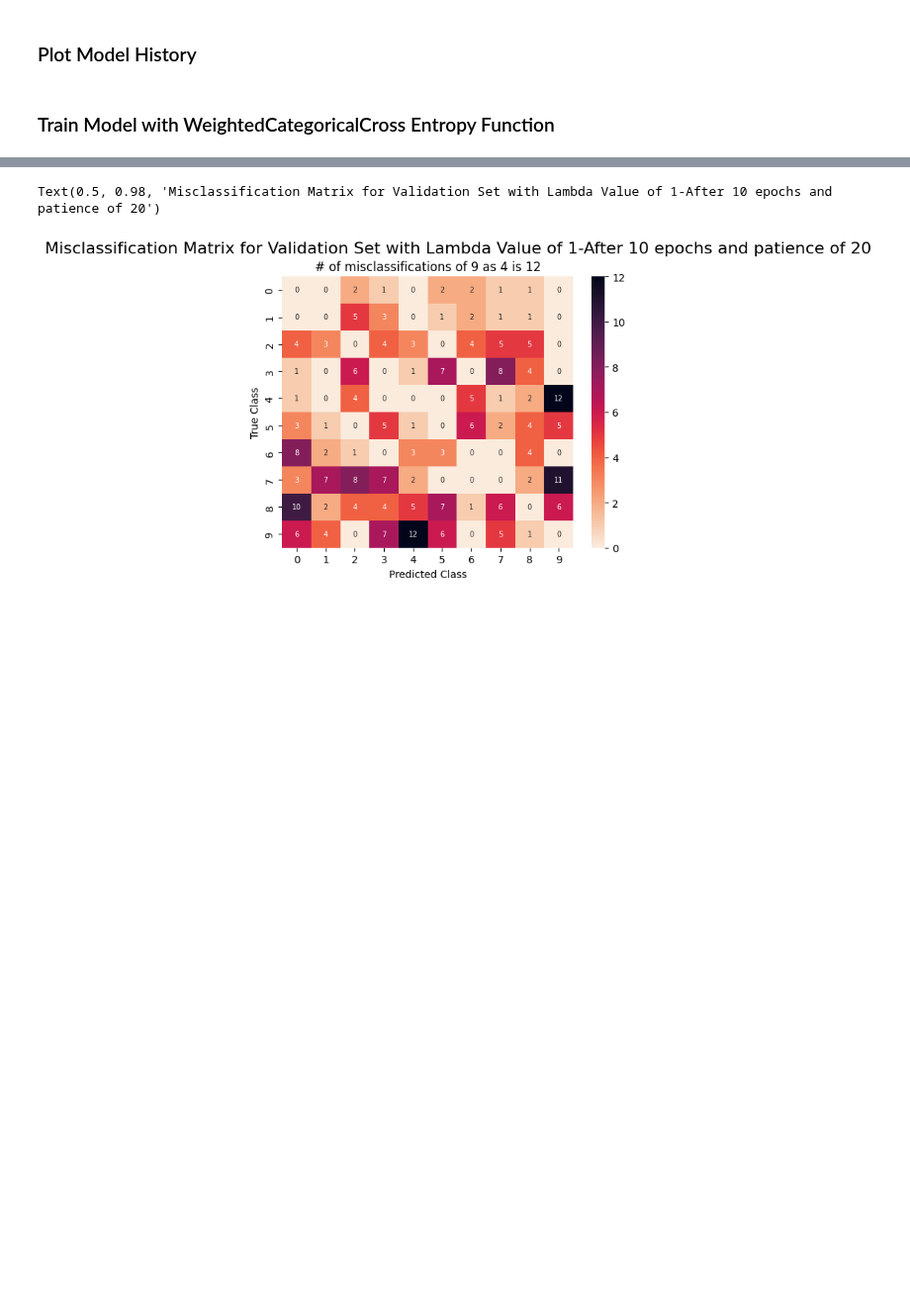
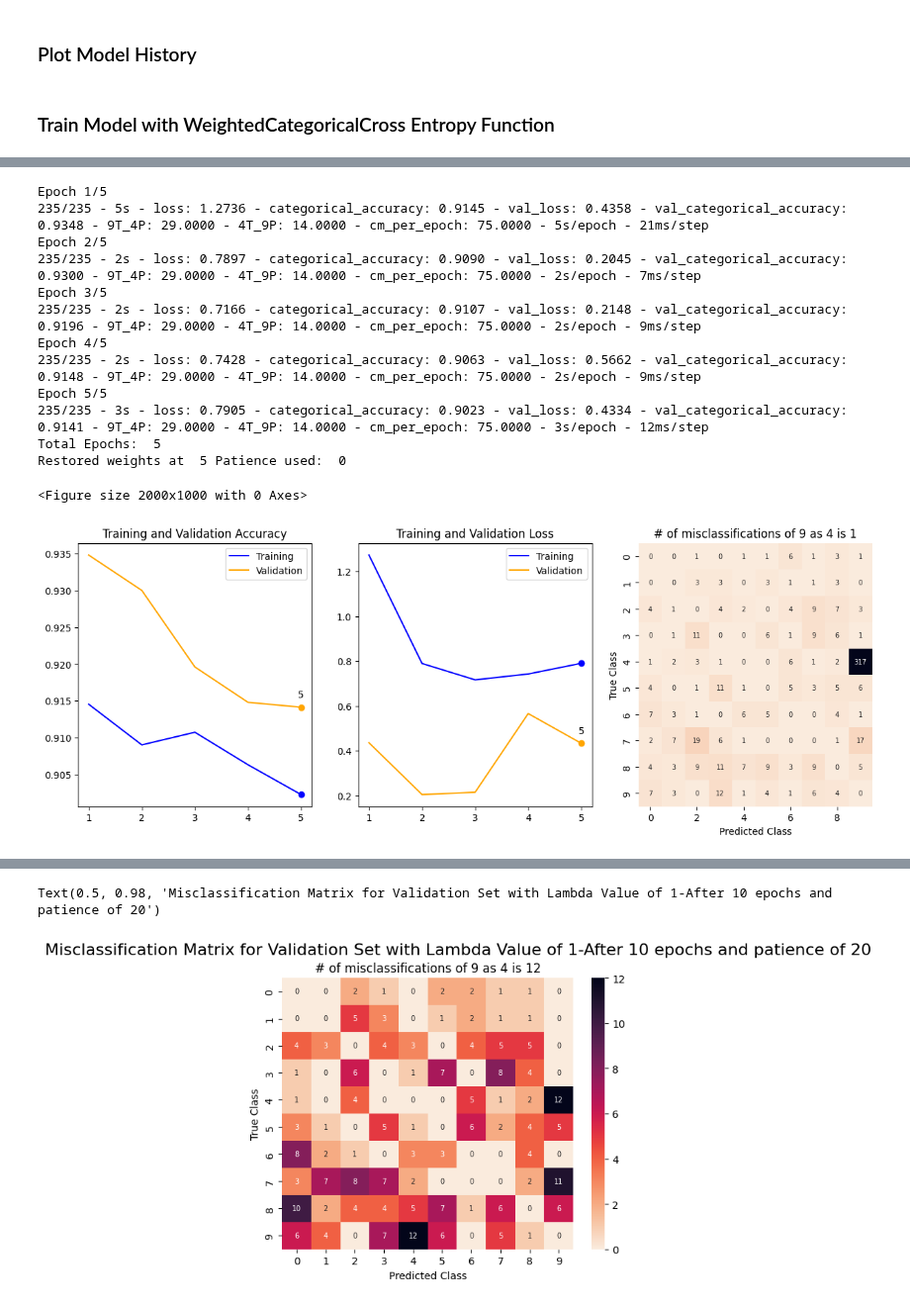
Before and after one commit to RachelRamirez/misclassification_matrix, a Jupyter notebook: PreExperiment_PA_Shfl_40D_Lambda1_Lambda2_FineTuning.ipynb, the cells around one changed output, grey strips where cells are left out. Shown at 99% size. Cells and saved outputs as stored; diff of their text form; code cells hidden in the pictures; blank space fills up the shorter version.

```diff
--- a/PreExperiment_PA_Shfl_40D_Lambda1_Lambda2_FineTuning.ipynb
+++ b/PreExperiment_PA_Shfl_40D_Lambda1_Lambda2_FineTuning.ipynb
@@ -294,7 +294,6 @@ tf.keras.losses.WeightedCategoricalCrossentropy = WeightedCategoricalCrossentrop
 # %% [markdown]
 ### Plot Model History
 # %%
-
 def plot_model_history(model_history, nb_epoch, cm3):
   # Parameters
   # ----------
@@ -326,6 +325,7 @@ def plot_model_history(model_history, nb_epoch, cm3):
   ax[0].annotate(text=str(restored_weights),  xy=(restored_weights, model_history.history['val_categorical_accuracy'][restored_weights-1]),
                   textcoords="offset points", xytext=(0,10), ha='center', color='black')
   ax[0].legend()
+  ax[0].set_title('Training and Validation Accuracy')
 
   ax[1].plot(range(1,tot_epochs+1), model_history.history['loss'], color= 'blue', label='Training')
   ax[1].plot(range(1,tot_epochs+1), model_history.history['val_loss'], color='orange', label='Validation')
@@ -334,6 +334,8 @@ def plot_model_history(model_history, nb_epoch, cm3):
   ax[1].annotate(text=str(restored_weights),  xy=(restored_weights, model_history.history['val_loss'][restored_weights-1]),
                   textcoords="offset points", xytext=(0,10), ha='center')
   ax[1].legend()
+  ax[1].set_title('Training and Validation Loss')
+
 
   cm3_wodiag = cm3*(np.ones((10,10)) - np.eye(10))
 
@@ -343,5 +345,9 @@ def plot_model_history(model_history, nb_epoch, cm3):
   ax[2].set_title('# of misclassifications of 9 as 4 is '+str(cm3[4][9]))
   cbar = ax[2].collections[0].colorbar
   cbar.remove() # Just takes up valuable room and is worthless
+
+
+  plt.gcf().set_size_inches(15, 5)  # this works
+  # plt.gcf().suptitle(f"Lambda Value {lambda_val} for {nb_epoch} Epochs and Patience {patience} " )
 # %% [markdown]
 ### Train Model with WeightedCategoricalCross Entropy Function
@@ -464,0 +463,33 @@ plot_model_history(model_history2, nb_epoch)
+# %%
+# start a new architecture
+
+cost_matrix[9, 4] = 1000
+model2 = create_model(cost_matrix)
+
+# load the model weights
+model2.load_weights('initial_5epochs.h5')
+#The last values from Epoch 5 model(1) training were
+# loss:     0.2460 - categorical_accuracy:     0.9276
+# val_loss: 0.1747 - val_categorical_accuracy: 0.9451
+# 9T_4P: 29.0000 - 4T_9P: 14.0000 - cm_per_epoch: 75.0000 - 2s/epoch - 7ms/step
+
+model2_history = model2.fit(X_train, Y_train,  batch_size=batch_size, epochs=5, verbose=2,
+        validation_data=(X_val, Y_val), shuffle=True, use_multiprocessing=True, callbacks = [cm_callback])
+
+cm4 = return_cm(model2)
+plot_model_history(model2_history, nb_epoch, cm4)
+# %% [output]
+Epoch 1/5
+235/235 - 5s - loss: 1.2736 - categorical_accuracy: 0.9145 - val_loss: 0.4358 - val_categorical_accuracy: 0.9348 - 9T_4P: 29.0000 - 4T_9P: 14.0000 - cm_per_epoch: 75.0000 - 5s/epoch - 21ms/step
+Epoch 2/5
+235/235 - 2s - loss: 0.7897 - categorical_accuracy: 0.9090 - val_loss: 0.2045 - val_categorical_accuracy: 0.9300 - 9T_4P: 29.0000 - 4T_9P: 14.0000 - cm_per_epoch: 75.0000 - 2s/epoch - 7ms/step
+Epoch 3/5
+235/235 - 2s - loss: 0.7166 - categorical_accuracy: 0.9107 - val_loss: 0.2148 - val_categorical_accuracy: 0.9196 - 9T_4P: 29.0000 - 4T_9P: 14.0000 - cm_per_epoch: 75.0000 - 2s/epoch - 9ms/step
+Epoch 4/5
+235/235 - 2s - loss: 0.7428 - categorical_accuracy: 0.9063 - val_loss: 0.5662 - val_categorical_accuracy: 0.9148 - 9T_4P: 29.0000 - 4T_9P: 14.0000 - cm_per_epoch: 75.0000 - 2s/epoch - 9ms/step
+Epoch 5/5
+235/235 - 3s - loss: 0.7905 - categorical_accuracy: 0.9023 - val_loss: 0.4334 - val_categorical_accuracy: 0.9141 - 9T_4P: 29.0000 - 4T_9P: 14.0000 - cm_per_epoch: 75.0000 - 3s/epoch - 12ms/step
+Total Epochs:  5
+Restored weights at  5 Patience used:  0
+<Figure size 2000x1000 with 0 Axes>
+[figure, added]
```
Also changed, not shown: parts of 14 cells of this notebook.
